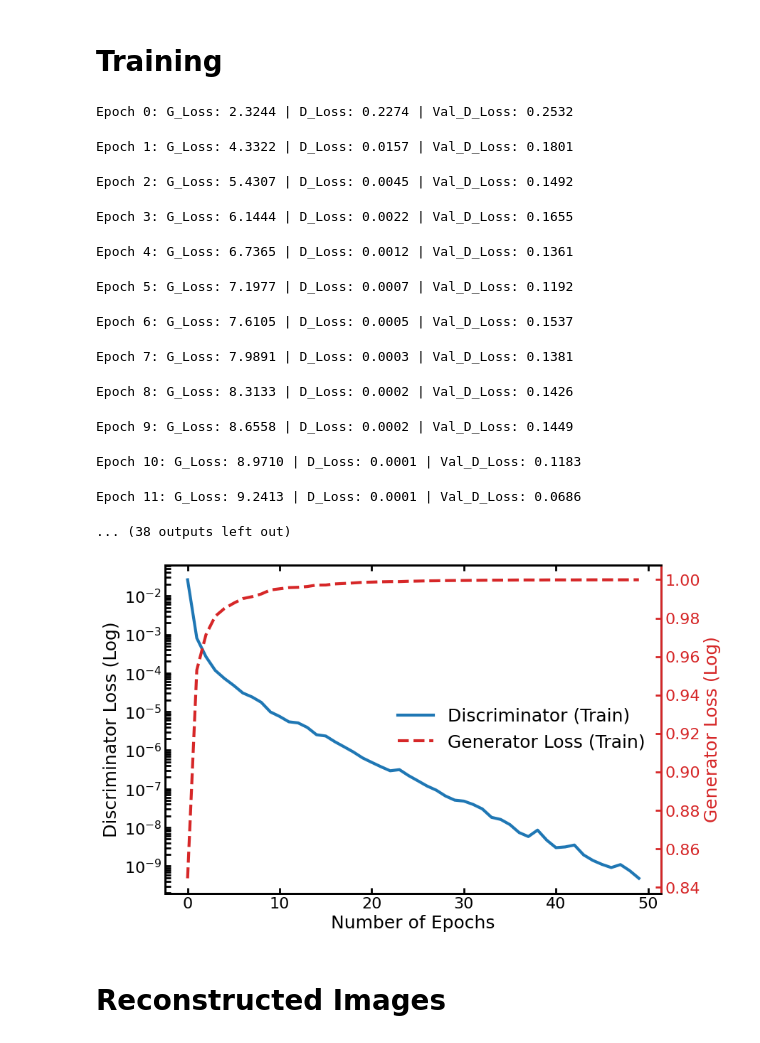
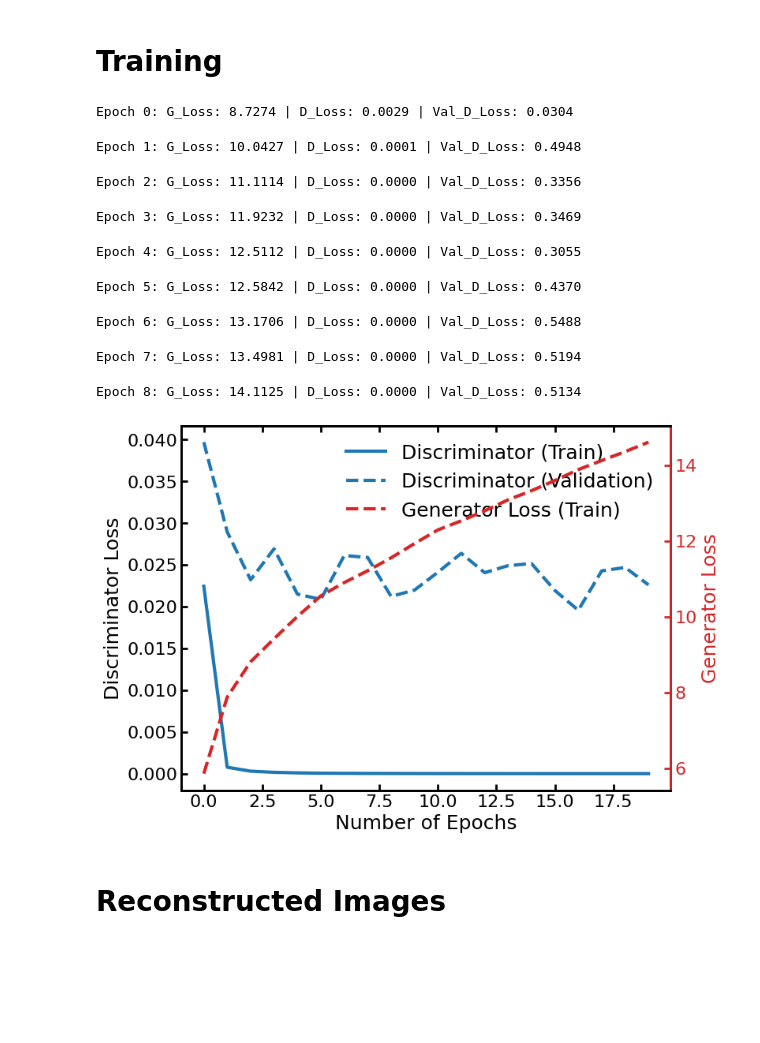
Before and after one commit to sedaoturak/dcgan_cahn-hilliard, a Jupyter notebook: DCGAN_Cahn_Hillard.ipynb, the cells around one changed output. Cells and saved outputs as stored; diff of their text form; code cells hidden in the pictures; blank space fills up the shorter version.

Commit message:
The learning curve plotting changed.

```diff
--- a/DCGAN_Cahn_Hillard.ipynb
+++ b/DCGAN_Cahn_Hillard.ipynb
@@ -182,7 +181,7 @@ opt_disc = torch.optim.Adam(disc.parameters(), lr=2e-4, betas=(0.5, 0.999))
 criterion = torch.nn.BCELoss()
 
 # Training loop
-epochs = 50
+epochs = 20
 train_loss_G, train_loss_D = [], []
 val_loss_G, val_loss_D = [], []
 
@@ -246,58 +245,49 @@ for epoch in range(epochs):
     train_loss_D.append(running_d_loss / len(trainloader))
     val_loss_D.append(running_val_d_loss / len(valloader))
 
-    print(f"Epoch {epoch}: G_Loss: {train_loss_G[-1]:.4f} | D_Loss: {train_loss_D[-1]:.4f} | Val_D_Loss: {val_loss_D[-1]:.4f}")
+    print(f"Epoch {epoch}: G_Loss: {train_loss_G[-1]:.4f} | Train_D_Loss: {train_loss_D[-1]:.4f} | Val_D_Loss: {val_loss_D[-1]:.4f}")
 # %% [output]
-Epoch 0: G_Loss: 2.3244 | D_Loss: 0.2274 | Val_D_Loss: 0.2532
+Epoch 0: G_Loss: 8.7274 | D_Loss: 0.0029 | Val_D_Loss: 0.0304
-Epoch 1: G_Loss: 4.3322 | D_Loss: 0.0157 | Val_D_Loss: 0.1801
+Epoch 1: G_Loss: 10.0427 | D_Loss: 0.0001 | Val_D_Loss: 0.4948
-Epoch 2: G_Loss: 5.4307 | D_Loss: 0.0045 | Val_D_Loss: 0.1492
+Epoch 2: G_Loss: 11.1114 | D_Loss: 0.0000 | Val_D_Loss: 0.3356
-Epoch 3: G_Loss: 6.1444 | D_Loss: 0.0022 | Val_D_Loss: 0.1655
+Epoch 3: G_Loss: 11.9232 | D_Loss: 0.0000 | Val_D_Loss: 0.3469
-Epoch 4: G_Loss: 6.7365 | D_Loss: 0.0012 | Val_D_Loss: 0.1361
+Epoch 4: G_Loss: 12.5112 | D_Loss: 0.0000 | Val_D_Loss: 0.3055
-Epoch 5: G_Loss: 7.1977 | D_Loss: 0.0007 | Val_D_Loss: 0.1192
+Epoch 5: G_Loss: 12.5842 | D_Loss: 0.0000 | Val_D_Loss: 0.4370
-Epoch 6: G_Loss: 7.6105 | D_Loss: 0.0005 | Val_D_Loss: 0.1537
+Epoch 6: G_Loss: 13.1706 | D_Loss: 0.0000 | Val_D_Loss: 0.5488
-Epoch 7: G_Loss: 7.9891 | D_Loss: 0.0003 | Val_D_Loss: 0.1381
+Epoch 7: G_Loss: 13.4981 | D_Loss: 0.0000 | Val_D_Loss: 0.5194
-Epoch 8: G_Loss: 8.3133 | D_Loss: 0.0002 | Val_D_Loss: 0.1426
+Epoch 8: G_Loss: 14.1125 | D_Loss: 0.0000 | Val_D_Loss: 0.5134
-Epoch 9: G_Loss: 8.6558 | D_Loss: 0.0002 | Val_D_Loss: 0.1449
-Epoch 10: G_Loss: 8.9710 | D_Loss: 0.0001 | Val_D_Loss: 0.1183
-Epoch 11: G_Loss: 9.2413 | D_Loss: 0.0001 | Val_D_Loss: 0.0686
-... (38 outputs left out)
 # %%
-import matplotlib.pyplot as plt
+fig, ax = plt.subplots(figsize=(8, 6))
 
-fig, ax = plt.subplots(figsize=(9, 6))
 font_size, ticklabel_size = 18, 16
+color_d, color_g = 'tab:blue', 'tab:red'
 
-color_d = 'tab:blue'
+# loss curve
 l1 = ax.plot(train_loss_D, '-', label='Discriminator (Train)', linewidth=3, color=color_d)
-
-ax.set_ylabel('Discriminator Loss (Log)', fontsize=font_size)
+l11 = ax.plot(val_loss_D, '--', label='Discriminator (Validation)', linewidth=3, color=color_d)
+ax.set_ylabel('Discriminator Loss', fontsize=font_size)
 ax.set_xlabel('Number of Epochs', fontsize=font_size)
-ax.set_yscale('log')
-
 ax.xaxis.set_tick_params(width=2, length=5, labelsize=ticklabel_size)
 ax.yaxis.set_tick_params(width=2, length=5, labelsize=ticklabel_size)
 ax.tick_params(which='both', width=2, length=6, top=True, right=True, direction='in')
 plt.setp(ax.spines.values(), linewidth=2)
 
-
 ax2 = ax.twinx()
-color_g = 'tab:red'
 l2 = ax2.plot(train_loss_G, '--', label='Generator Loss (Train)', linewidth=3, color=color_g)
+ax2.set_ylabel('Generator Loss', fontsize=font_size, color=color_g)
 ax2.tick_params(axis='y', colors=color_g, width=2, length=6, direction='in')
 ax2.yaxis.label.set_color(color_g)
 ax2.spines['right'].set_color(color_g)
 ax2.yaxis.set_tick_params(labelsize=ticklabel_size)
-ax2.set_ylabel('Generator Loss (Log)', fontsize=font_size, color=color_g)
-ax2.set_yscale('log')
 plt.setp(ax2.spines.values(), linewidth=2)
 
 # legend
-lns = l1 + l2
+lns = l1 + l11 + l2
 labs = [l.get_label() for l in lns]
-ax.legend(lns, labs, fontsize=font_size, loc='center right', frameon=False)
+ax.legend(lns, labs, fontsize=font_size, frameon=False)
 plt.show()
 # %% [output]
-[figure, old version]
+[figure, new version]
 # %%
 # save the model
 PATH = '/content/drive/MyDrive/Colab Notebooks'
```
Also changed, not shown: parts of 2 cells of this notebook.
